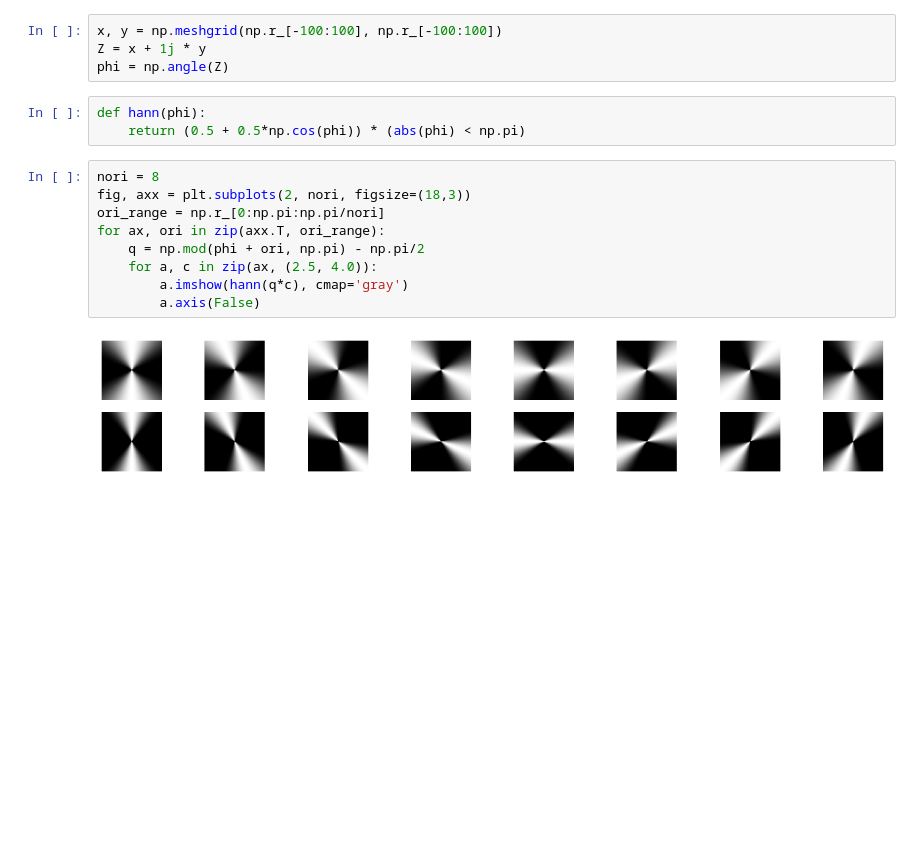
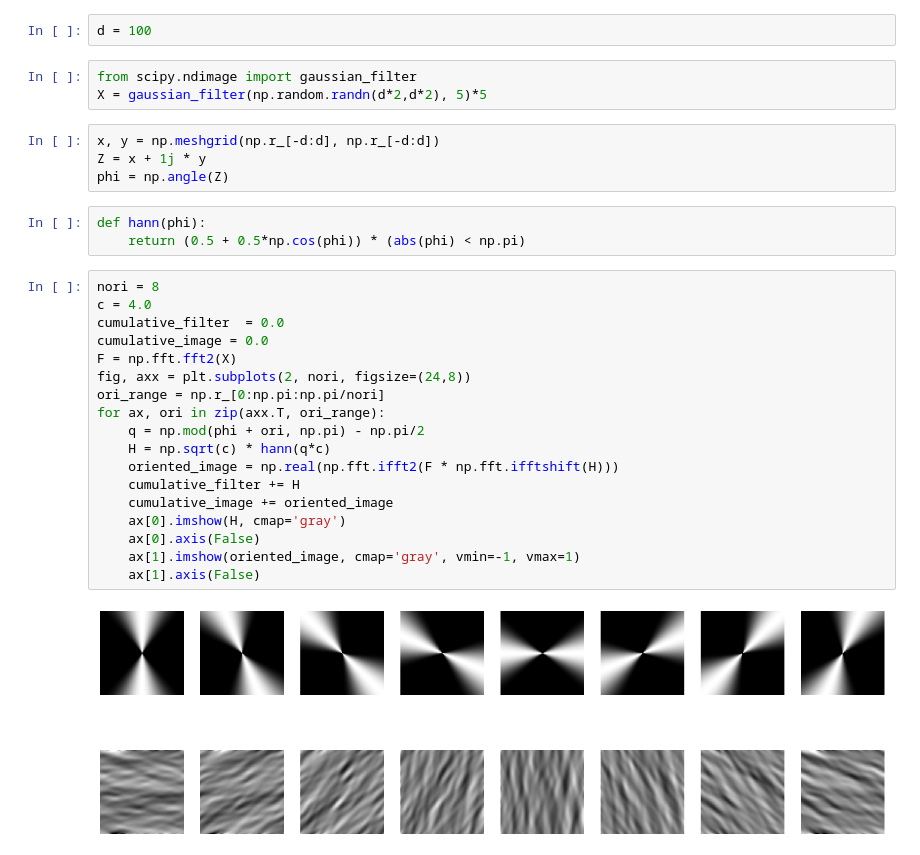
Before and after one commit to cajal/trippy-monet-mapping, a Jupyter notebook: notebooks/Coherence.ipynb, the cells around one changed output. Drawn from its saved outputs; the diff is of its cells as text; blank space fills up the shorter version.

```diff
--- a/notebooks/Coherence.ipynb
+++ b/notebooks/Coherence.ipynb
@@ -23,8 +23,13 @@ The corresponding angular filters look as follows:
 %matplotlib inline
 from matplotlib import pyplot as plt
 import numpy as np
+# %%
+d = 100
+# %%
+from scipy.ndimage import gaussian_filter
+X = gaussian_filter(np.random.randn(d*2,d*2), 5)*5
 # %%
-x, y = np.meshgrid(np.r_[-100:100], np.r_[-100:100])
+x, y = np.meshgrid(np.r_[-d:d], np.r_[-d:d])
 Z = x + 1j * y
 phi = np.angle(Z)
 # %%
@@ -32,12 +37,21 @@ def hann(phi):
     return (0.5 + 0.5*np.cos(phi)) * (abs(phi) < np.pi)
 # %%
 nori = 8
-fig, axx = plt.subplots(2, nori, figsize=(18,3))
+c = 4.0
+cumulative_filter  = 0.0
+cumulative_image = 0.0
+F = np.fft.fft2(X)
+fig, axx = plt.subplots(2, nori, figsize=(24,8))
 ori_range = np.r_[0:np.pi:np.pi/nori]
 for ax, ori in zip(axx.T, ori_range):
     q = np.mod(phi + ori, np.pi) - np.pi/2
-    for a, c in zip(ax, (2.5, 4.0)):
-        a.imshow(hann(q*c), cmap='gray')
-        a.axis(False)
+    H = np.sqrt(c) * hann(q*c)
+    oriented_image = np.real(np.fft.ifft2(F * np.fft.ifftshift(H)))
+    cumulative_filter += H
+    cumulative_image += oriented_image
+    ax[0].imshow(H, cmap='gray')
+    ax[0].axis(False)
+    ax[1].imshow(oriented_image, cmap='gray', vmin=-1, vmax=1)
+    ax[1].axis(False)
 # %% [output]
-[figure, old version]
+[figure, new version]
```
Also changed, not shown: parts of 7 cells of this notebook.
